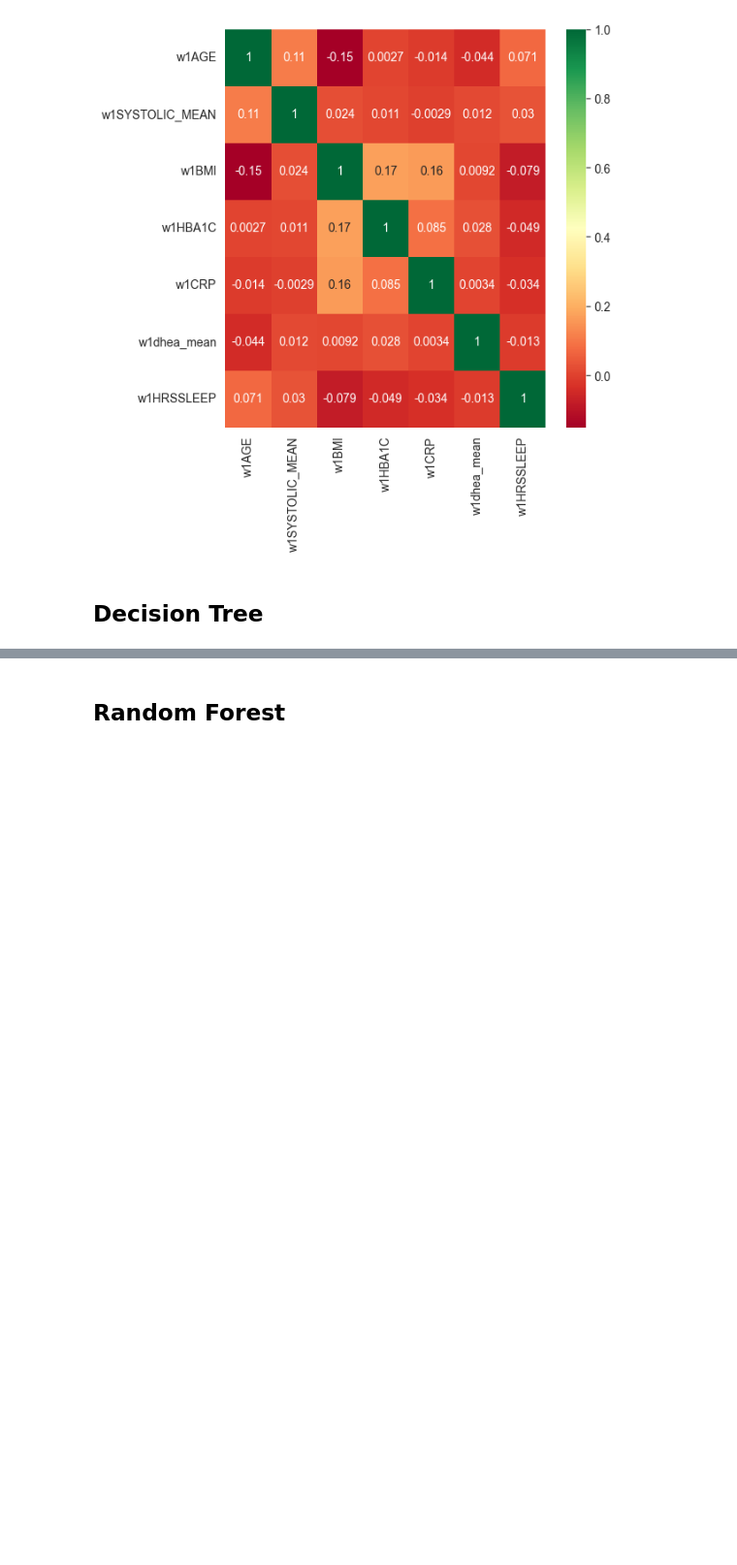
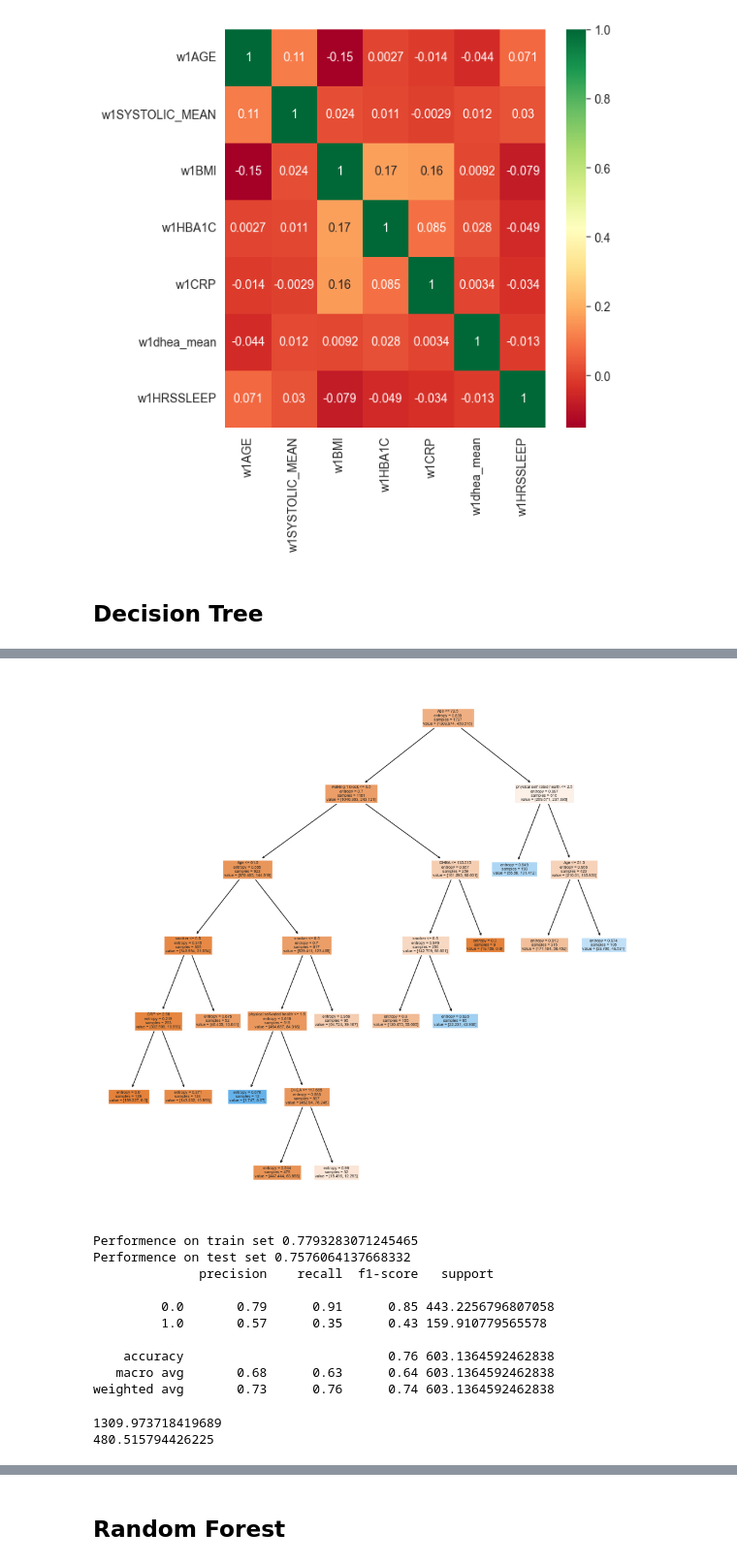
Before and after one commit to yiang-li/Predicting-Mortality-Machine-Learning, a Jupyter notebook: code_add_ana.ipynb, the cells around one changed output, grey strips where cells are left out. Shown at 97% size. Drawn from its saved outputs; the diff is of its cells as text; code cells hidden in the pictures; blank space fills up the shorter version.

```diff
--- a/code_add_ana.ipynb
+++ b/code_add_ana.ipynb
@@ -194,0 +238,34 @@ tree.plot_tree(DT_clf2)
+# %%
+DT_clf = tree.DecisionTreeClassifier(random_state=seed, criterion="entropy", max_depth=None,
+                                     min_impurity_decrease=0.005)
+DT_clf.fit(X_train.drop(columns='Weight', inplace=False), y_train, sample_weight=X_train['Weight'])
+
+plt.figure(figsize=(12, 12))
+tree.plot_tree(DT_clf, filled=True, feature_names=feature_names)
+plt.show()
+
+print("Performence on train set",
+      metrics.accuracy_score(DT_clf.predict(X_train.drop(columns='Weight', inplace=False)), y_train,
+                             sample_weight=X_train['Weight']))
+y_pred = pd.DataFrame(DT_clf.predict(X_test.drop(columns='Weight', inplace=False)), columns=["deceased"])
+print("Performence on test set", metrics.accuracy_score(y_pred, y_test, sample_weight=X_test['Weight']))
+
+print(metrics.classification_report(y_test, y_pred, sample_weight=X_test['Weight']))
+# %% [output]
+[figure, added]
+Performence on train set 0.7793283071245465
+Performence on test set 0.7576064137668332
+              precision    recall  f1-score   support
+
+         0.0       0.79      0.91      0.85 443.2256796807058
+         1.0       0.57      0.35      0.43 159.910779565578
+
+    accuracy                           0.76 603.1364592462838
+   macro avg       0.68      0.63      0.64 603.1364592462838
+weighted avg       0.73      0.76      0.74 603.1364592462838
+# %%
+print(X_train[y_train['deceased'] == 0]["Weight"].sum())
+print(X_train[y_train['deceased'] == 1]["Weight"].sum())
+# %% [output]
+1309.973718419689
+480.515794426225
```
Also changed, not shown: parts of 35 cells of this notebook, 1 other file.
